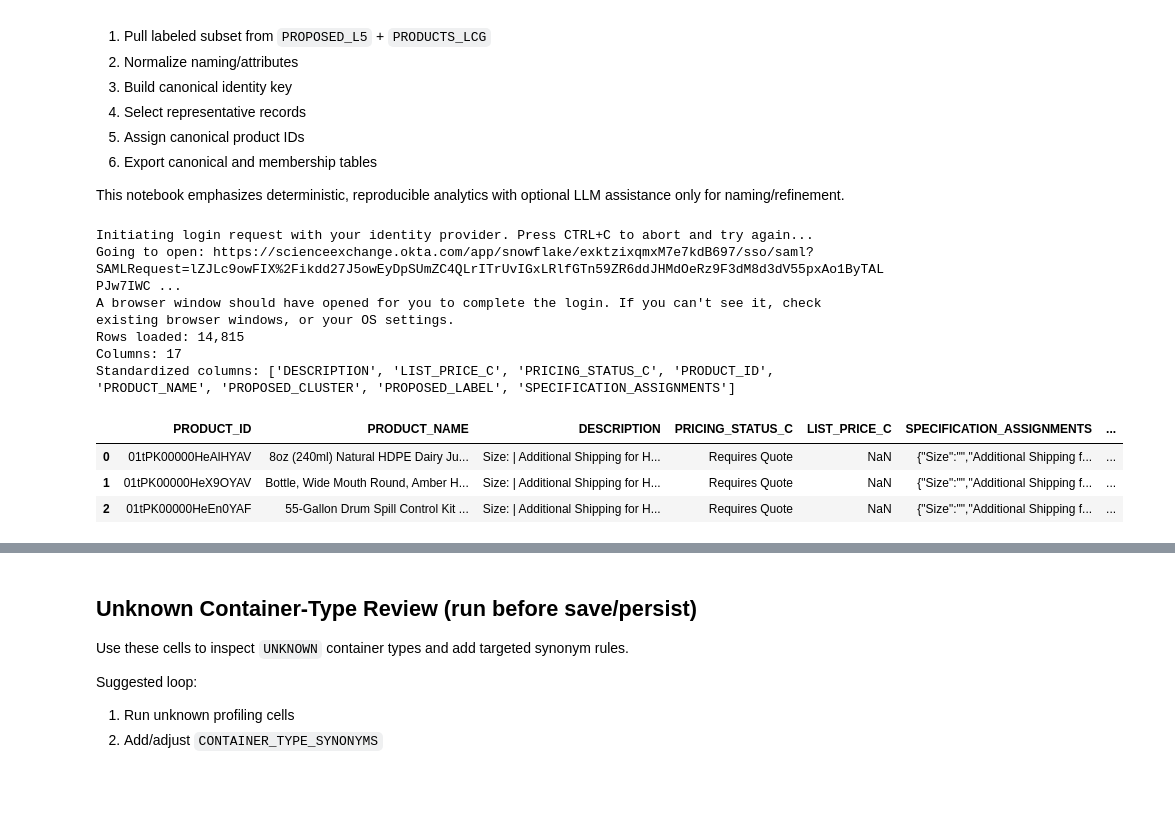
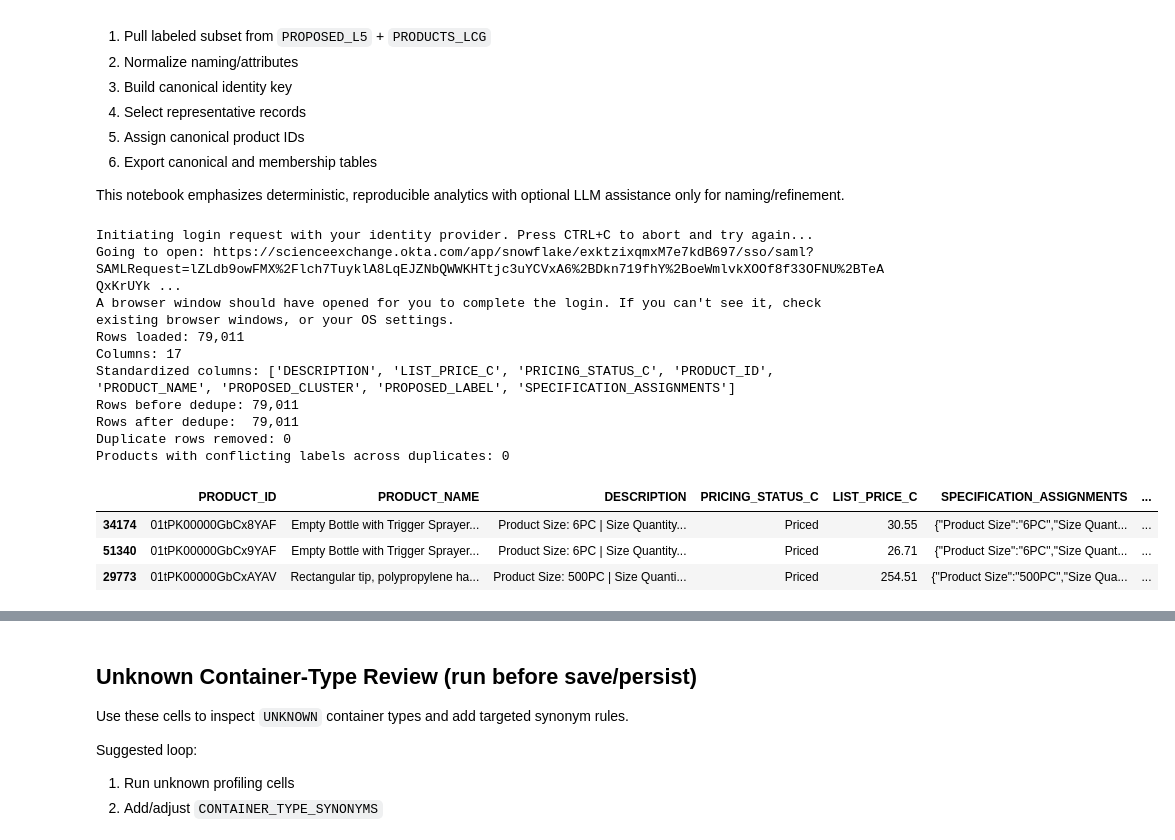
Before and after one commit to smcmahonSE/auto_classification, a Jupyter notebook: analysis/notebooks/glassware_canonical_analysis.ipynb, the cells around one changed output, grey strips where cells are left out. Drawn from its saved outputs; the diff is of its cells as text; code cells hidden in the pictures; blank space fills up the shorter version.

```diff
--- a/analysis/notebooks/glassware_canonical_analysis.ipynb
+++ b/analysis/notebooks/glassware_canonical_analysis.ipynb
@@ -38,7 +38,15 @@ SCHEMA = "SMCMAHON_PRODUCTS"
 
 SOURCE_PRODUCTS_TABLE = f"{DB}.{SCHEMA}.PRODUCTS_LCG"
 SOURCE_LABELS_TABLE = f"{DB}.{SCHEMA}.PROPOSED_L5"
-TARGET_LABEL = "Laboratory Glassware"
+TARGET_LABELS = [
+    "Laboratory Bottles",
+    "Caps and Closures",
+    "Laboratory Glassware",
+    "Tubes and Vials",
+    "Pyrex Glassware",
+    "Chemical Safety",
+    "Chromatography Columns",
+]
 
 # Output options
 OUT_DIR = PROJECT_ROOT / "artifacts" / "analysis" / "glassware_canonical"
@@ -74,6 +82,7 @@ sf = get_snowflake_session()
 sf.sql(f"USE DATABASE {DB}").collect()
 sf.sql(f"USE SCHEMA {SCHEMA}").collect()
 
+label_list_sql = ", ".join(["'" + str(lbl).replace("'", "''") + "'" for lbl in TARGET_LABELS])
 query = f"""
 SELECT
     p.*,
@@ -82,7 +91,7 @@ SELECT
 FROM {SOURCE_LABELS_TABLE} l
 JOIN {SOURCE_PRODUCTS_TABLE} p
   ON p.PRODUCT_ID = l.PRODUCT_ID
-WHERE l.PROPOSED_LABEL = '{TARGET_LABEL.replace("'", "''")}'
+WHERE l.PROPOSED_LABEL IN ({label_list_sql})
 """
 
 df_raw = sf.sql(query).to_pandas()
@@ -97,35 +106,76 @@ def resolve_col(candidates: list[str]) -> str | None:
         if c.lower() in col_lookup:
             return col_lookup[c.lower()]
     return None
 
 std_df = pd.DataFrame(index=df_raw.index)
 for std_col, aliases in SOURCE_COLUMN_ALIASES.items():
     src_col = resolve_col(aliases)
     if src_col is not None:
         std_df[std_col] = df_raw[src_col]
 
 # Always retain proposed outputs from label table if present.
 for c in ["PROPOSED_CLUSTER", "PROPOSED_LABEL"]:
     src = resolve_col([c])
     if src is not None:
         std_df[c] = df_raw[src]
 
 required_std = ["PRODUCT_ID", "PRODUCT_NAME", "DESCRIPTION", "SPECIFICATION_ASSIGNMENTS"]
 missing_std = [c for c in required_std if c not in std_df.columns]
 if missing_std:
     raise ValueError(f"Missing required standardized columns: {missing_std}")
 
 df = std_df.copy()
 print("Standardized columns:", sorted(df.columns))
+
+# ------------------
+# Dedupe before analysis (one row per PRODUCT_ID)
+# ------------------
+if "PRODUCT_ID" not in df.columns:
+    raise ValueError("Cannot dedupe: PRODUCT_ID is missing")
+
+rows_before_dedupe = len(df)
+
+# Prefer rows with richer text/spec content when duplicates exist.
+_df = df.copy()
+_df["_has_desc"] = _df["DESCRIPTION"].fillna("").astype(str).str.len() > 0
+_df["_has_spec"] = _df["SPECIFICATION_ASSIGNMENTS"].fillna("").astype(str).str.len() > 0
+_df["_label_present"] = _df["PROPOSED_LABEL"].notna() if "PROPOSED_LABEL" in _df.columns else False
+
+_df = _df.sort_values(
+    by=["PRODUCT_ID", "_label_present", "_has_desc", "_has_spec"],
+    ascending=[True, False, False, False],
+)
+
+dupe_rows = _df[_df.duplicated(subset=["PRODUCT_ID"], keep=False)].copy()
+conflicting_label_products = 0
+if not dupe_rows.empty and "PROPOSED_LABEL" in dupe_rows.columns:
+    conflicting_label_products = int(
+        dupe_rows.groupby("PRODUCT_ID")["PROPOSED_LABEL"].nunique(dropna=True).gt(1).sum()
+    )
+
+df = _df.drop_duplicates(subset=["PRODUCT_ID"], keep="first").drop(
+    columns=["_has_desc", "_has_spec", "_label_present"], errors="ignore"
+)
+
+rows_after_dedupe = len(df)
+print(f"Rows before dedupe: {rows_before_dedupe:,}")
+print(f"Rows after dedupe:  {rows_after_dedupe:,}")
+print(f"Duplicate rows removed: {rows_before_dedupe - rows_after_dedupe:,}")
+print(f"Products with conflicting labels across duplicates: {conflicting_label_products:,}")
+
 df.head(3)
 # %% [output]
 Initiating login request with your identity provider. Press CTRL+C to abort and try again...
-Going to open: https://scienceexchange.okta.com/app/snowflake/exktzixqmxM7e7kdB697/sso/saml?SAMLRequest=lZJLc9owFIX%2Fikdd27J5owEyDpSUmZC4QLrITrUvIGxLRlfGTn59ZR6ddJHMdOeRz9F3dM8d3dV55pxAo1ByTALPJw7IWC ...
+Going to open: https://scienceexchange.okta.com/app/snowflake/exktzixqmxM7e7kdB697/sso/saml?SAMLRequest=lZLdb9owFMX%2Flch7TuyklA8LqEJZNbQWWKHTtjc3uYCVxA6%2BDkn719fhY%2BoeWmlvkXOOf8f33OFNU%2BTeAQxKrUYk ...
 A browser window should have opened for you to complete the login. If you can't see it, check existing browser windows, or your OS settings.
-Rows loaded: 14,815
+Rows loaded: 79,011
 Columns: 17
 Standardized columns: ['DESCRIPTION', 'LIST_PRICE_C', 'PRICING_STATUS_C', 'PRODUCT_ID', 'PRODUCT_NAME', 'PROPOSED_CLUSTER', 'PROPOSED_LABEL', 'SPECIFICATION_ASSIGNMENTS']
+Rows before dedupe: 79,011
+Rows after dedupe:  79,011
+Duplicate rows removed: 0
+Products with conflicting labels across duplicates: 0
 |  | PRODUCT_ID | PRODUCT_NAME | DESCRIPTION | PRICING_STATUS_C | LIST_PRICE_C | SPECIFICATION_ASSIGNMENTS | ... |
-| 0 | 01tPK00000HeAlHYAV | 8oz (240ml) Natural HDPE Dairy Ju... | Size: | Additional Shipping for H... | Requires Quote | NaN | {"Size":"","Additional Shipping f... | ... |
-| 1 | 01tPK00000HeX9OYAV | Bottle, Wide Mouth Round, Amber H... | Size: | Additional Shipping for H... | Requires Quote | NaN | {"Size":"","Additional Shipping f... | ... |
-| 2 | 01tPK00000HeEn0YAF | 55-Gallon Drum Spill Control Kit ... | Size: | Additional Shipping for H... | Requires Quote | NaN | {"Size":"","Additional Shipping f... | ... |
+| 34174 | 01tPK00000GbCx8YAF | Empty Bottle with Trigger Sprayer... | Product Size: 6PC | Size Quantity... | Priced | 30.55 | {"Product Size":"6PC","Size Quant... | ... |
+| 51340 | 01tPK00000GbCx9YAF | Empty Bottle with Trigger Sprayer... | Product Size: 6PC | Size Quantity... | Priced | 26.71 | {"Product Size":"6PC","Size Quant... | ... |
+| 29773 | 01tPK00000GbCxAYAV | Rectangular tip, polypropylene ha... | Product Size: 500PC | Size Quanti... | Priced | 254.51 | {"Product Size":"500PC","Size Qua... | ... |
```
Also changed, not shown: parts of 9 cells of this notebook, 1 other file.
